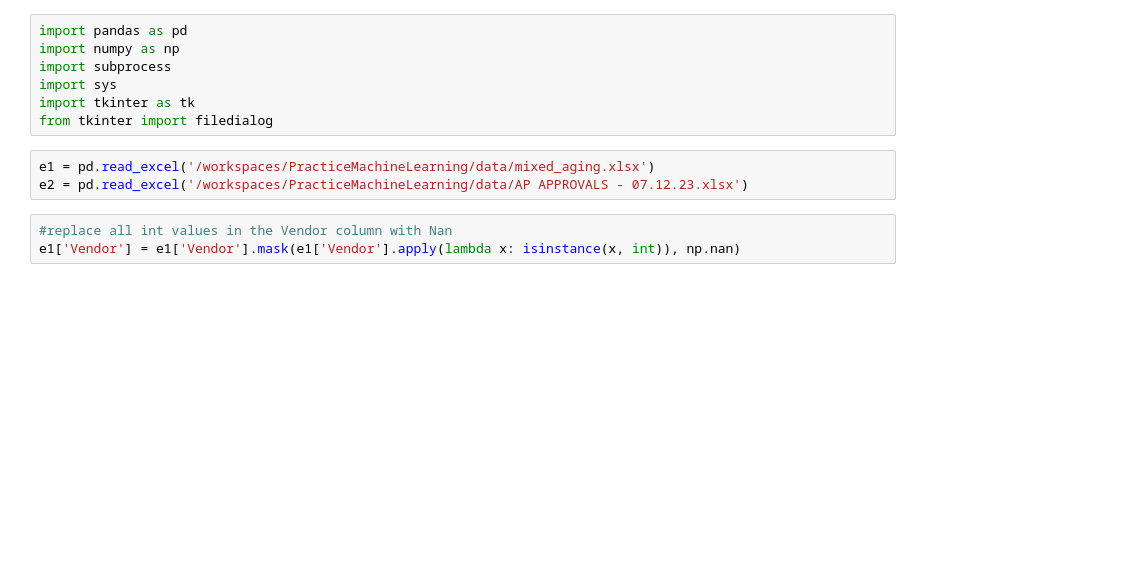
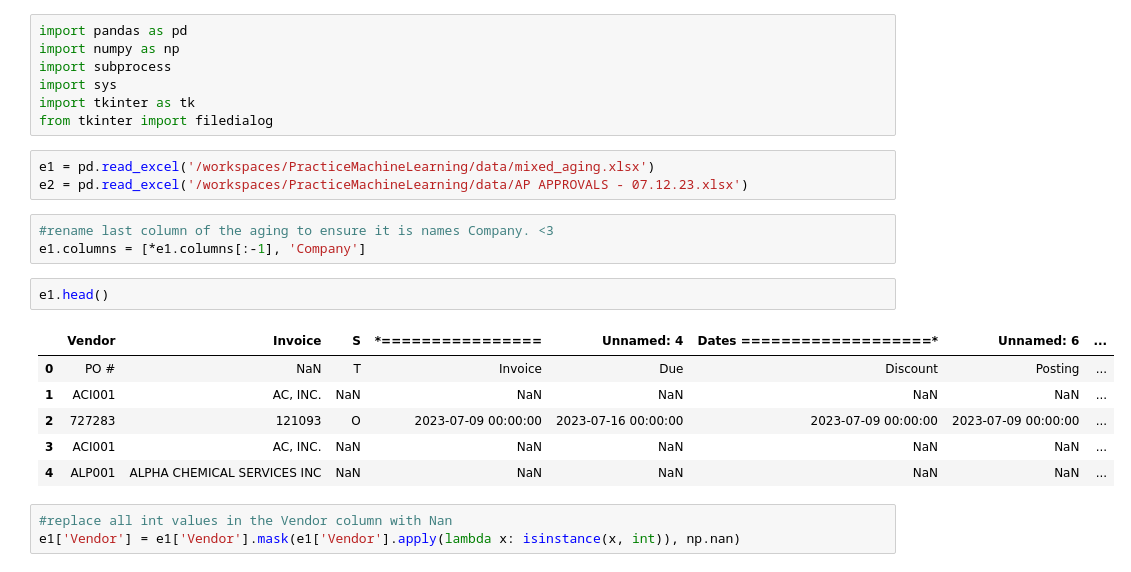
Before and after one commit to anomalytheorem/PracticeMachineLearning, a Jupyter notebook: notebooks/ready_compare.ipynb, the cells around one changed output. Drawn from its saved outputs; the diff is of its cells as text; blank space fills up the shorter version.

```diff
--- a/notebooks/ready_compare.ipynb
+++ b/notebooks/ready_compare.ipynb
@@ -10,6 +10,18 @@ from tkinter import filedialog
 # %%
 e1 = pd.read_excel('/workspaces/PracticeMachineLearning/data/mixed_aging.xlsx')
 e2 = pd.read_excel('/workspaces/PracticeMachineLearning/data/AP APPROVALS - 07.12.23.xlsx')
+# %%
+#rename last column of the aging to ensure it is names Company. <3
+e1.columns = [*e1.columns[:-1], 'Company']
+# %%
+e1.head()
+# %% [output]
+|  | Vendor | Invoice | S | *================ | Unnamed: 4 | Dates ===================* | Unnamed: 6 | ... |
+| 0 | PO # | NaN | T | Invoice | Due | Discount | Posting | ... |
+| 1 | ACI001 | AC, INC. | NaN | NaN | NaN | NaN | NaN | ... |
+| 2 | 727283 | 121093 | O | 2023-07-09 00:00:00 | 2023-07-16 00:00:00 | 2023-07-09 00:00:00 | 2023-07-09 00:00:00 | ... |
+| 3 | ACI001 | AC, INC. | NaN | NaN | NaN | NaN | NaN | ... |
+| 4 | ALP001 | ALPHA CHEMICAL SERVICES INC | NaN | NaN | NaN | NaN | NaN | ... |
 # %%
 #replace all int values in the Vendor column with Nan
 e1['Vendor'] = e1['Vendor'].mask(e1['Vendor'].apply(lambda x: isinstance(x, int)), np.nan)
```
